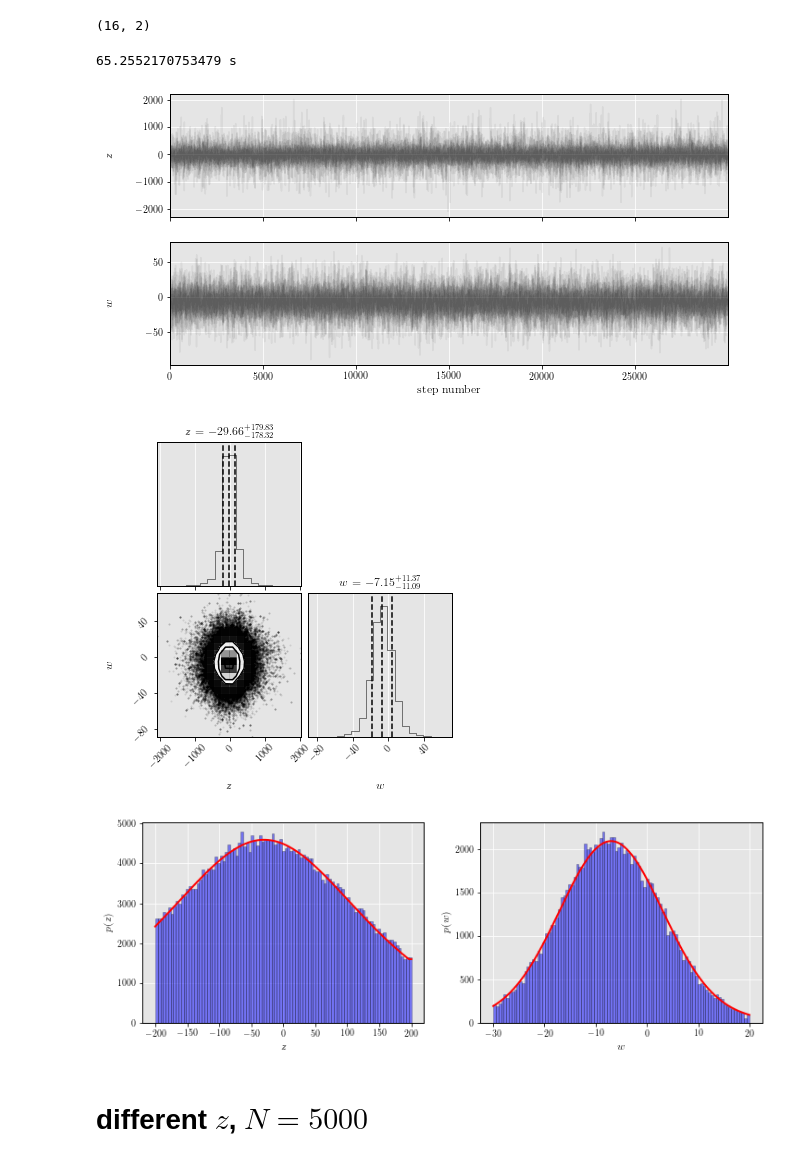
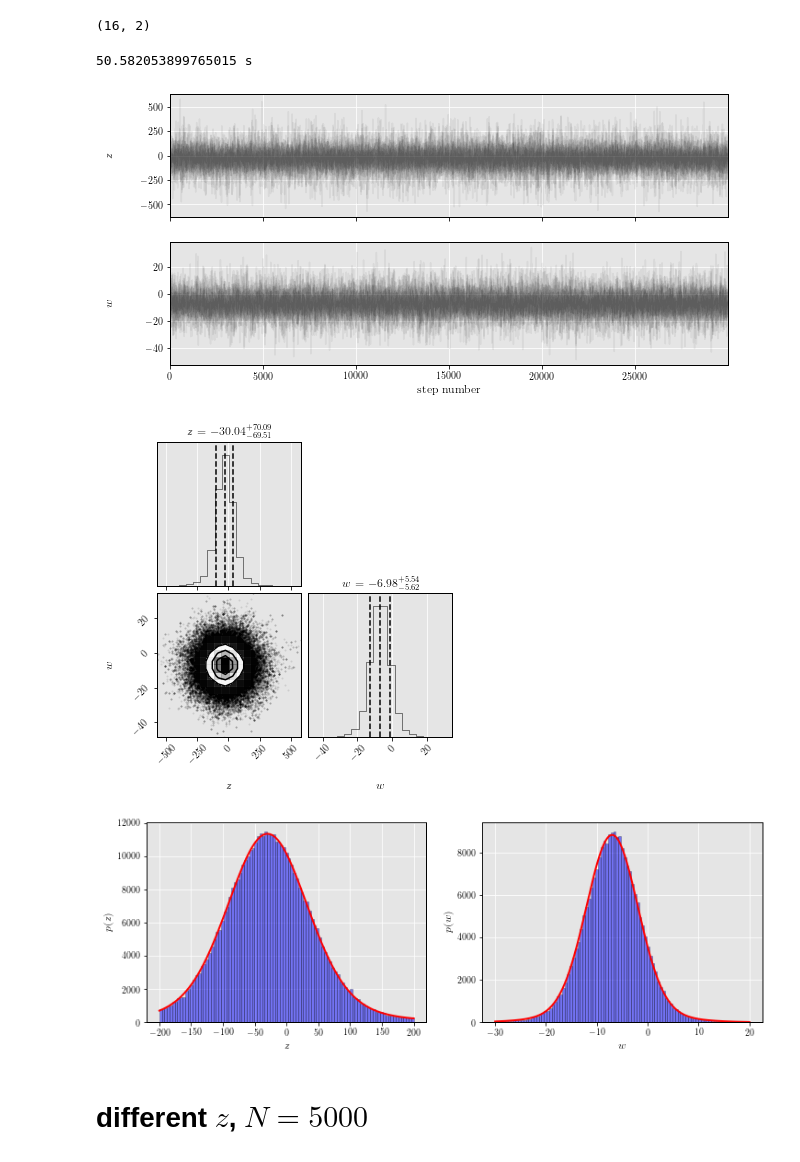
Before and after one commit to Alisyaifudin/Thesis-Project, a Jupyter notebook: 6_mcmc/1_mock/6.1.2 density.ipynb, the cells around one changed output. Saved outputs shown, nothing was run; the diff lists cells and outputs as text; code cells hidden in the pictures.

```diff
--- a/6_mcmc/1_mock/6.1.2 density.ipynb
+++ b/6_mcmc/1_mock/6.1.2 density.ipynb
@@ -129,28 +131,24 @@ plt.show()
 # Baryonic density, check table 1 from this https://journals.aps.org/prl/pdf/10.1103/PhysRevLett.121.081101
 rhob = df_baryon["rho"].to_numpy()  # Msun/pc^3
 sigmaz = df_baryon["sigma_z"].to_numpy() # km/s
-rhoDM = 0.016
-log_nu0 = 0
 R = 3.4E-3
-zsun = 30
 w0 = -7
-sigmaw1 = 10
-sigmaw2 = 20
+sigmaw1 = 5
+sigmaw2 = 10
 log_sigmaw = np.log(sigmaw1)
 q_sigmaw = sigmaw1/sigmaw2
 a1 = 1
 a2 = 0.1
-atot = a1 + a2
-a1 = a1/atot
-a2 = a2/atot
 log_a = np.log(a1)
 q_a = a2/a1
-log_phi_b = 5
 
-theta = concat(rhob, sigmaz, rhoDM, log_nu0, R, zsun, w0, log_sigmaw, q_sigmaw, log_a, q_a, log_phi_b)
+psi = concat(rhob, sigmaz, R, w0, log_sigmaw, q_sigmaw, log_a, q_a)
 
-phi_b = Model.DM.potential(np.array([50.+zsun]), theta, dz)
-log_phi_b = np.log(phi_b)
-theta = concat(rhob, sigmaz, rhoDM, log_nu0, R, zsun, w0, log_sigmaw, q_sigmaw, log_a, q_a, log_phi_b)
-theta.shape, log_phi_b
+rhoDM = 0.02
+log_nu0 = 0
+zsun = 30
+
+theta = concat(rhoDM, log_nu0, zsun)
+
+theta.shape, psi.shape
 # %% [output]
@@ -200,10 +196,10 @@ nwalkers = pos.shape[0]
 ndim = pos.shape[1]
 
 t0 = time()
-chain = Model.DM.sample(30_000, nwalkers, pos, theta, dz=1., verbose=True, parallel=True)
+chain = Model.DM.sample(30_000, nwalkers, pos, theta, psi, dz=1., verbose=True, parallel=True)
 print(time() - t0, "s")
 # %% [output]
-65.2552170753479 s
+50.582053899765015 s
 # %%
 plot_chain(
     chain,
@@ -212,7 +208,7 @@ plot_chain(
     alpha=0.05,
 )
 # %% [output]
-[figure, old version]
+[figure, new version]
 # %%
 plot_corner(
     params=chain,
@@ -220,43 +216,43 @@ plot_corner(
     burn=100,
 )
 # %% [output]
-[figure, old version]
+[figure, new version]
 # %%
 z_sample = chain[:, :, 0].flatten()
 w_sample = chain[:, :, 1].flatten()
 mask = (z_sample > -50) & (z_sample < 50)
 w_sample = w_sample[mask]
 
 z_edge = np.linspace(-200, 200, 100)
 dz = z_edge[1] - z_edge[0]
 z_mid = (z_edge[:-1] + z_edge[1:])/2
 z_num, _ = np.histogram(z_sample, bins=z_edge)
 ztot = simps(z_num, z_mid)
 zs = np.linspace(z_edge.min(), z_edge.max(), 1000)
-fz = Model.DM.fz(zs, theta, dz)
+fz = Model.DM.fz(zs, theta, psi, dz)
 fz = fz * ztot / simps(fz, zs)
 
 w_edge = np.linspace(-30, 20, 100)
 dw = w_edge[1] - w_edge[0]
 w_mid = (w_edge[:-1] + w_edge[1:])/2
 w_num, _ = np.histogram(w_sample, bins=w_edge)
 wtot = simps(w_num, w_mid)
 ws = np.linspace(w_edge.min(), w_edge.max(), 1000)
-fw = Model.DM.fw(ws, theta)
+fw = Model.DM.fw(ws, theta, psi)
 fw = fw * wtot / simps(fw, ws)
 
 fig, axes = plt.subplots(1, 2, figsize=(12, 4))
 axes[0].bar(z_mid, z_num, width=dz, color='b', alpha=0.5, ec="k")
 axes[0].plot(zs, fz, color='r', lw=2)
 axes[0].set_xlabel(r'$z$')
 axes[0].set_ylabel(r'$p(z)$')
 axes[1].bar(w_mid, w_num, width=dw, color='b', alpha=0.5, ec="k")
 axes[1].plot(ws, fw, color='r', lw=2)
 axes[1].set_xlabel(r'$w$')
 axes[1].set_ylabel(r'$p(w)$')
 plt.show()
 # %% [output]
-[figure, old version]
+[figure, new version]
 # %% [markdown]
 # different $z$, $N=5000$
 # %% [markdown]
```
Also changed, not shown: parts of 25 cells of this notebook, 32 other files.
